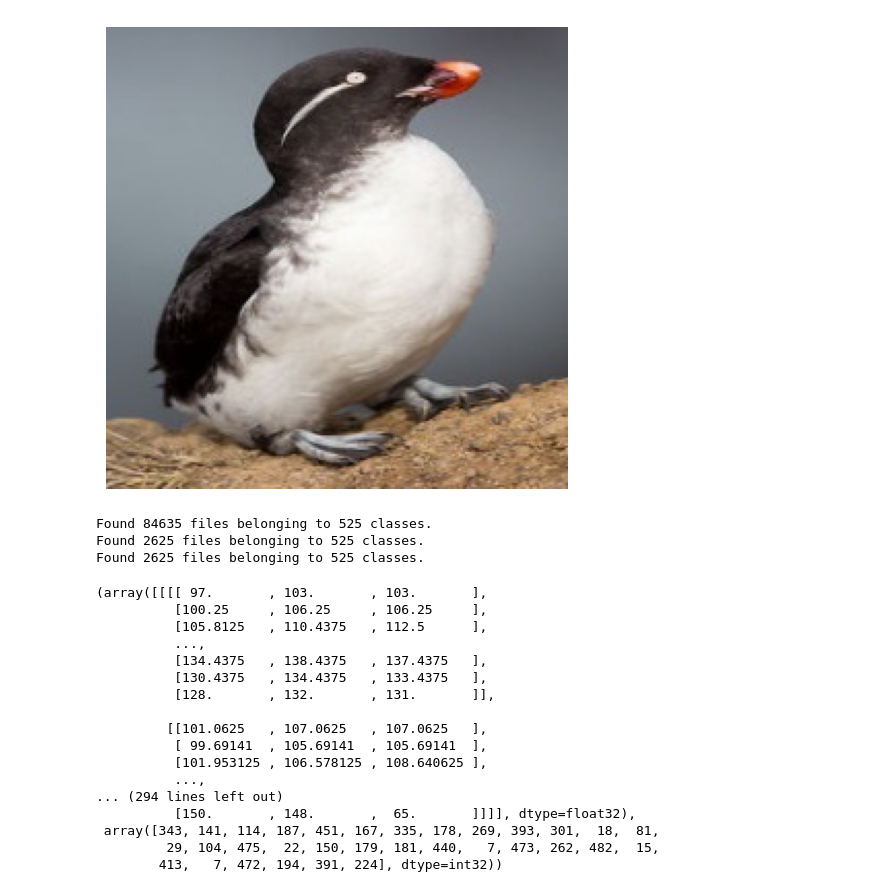
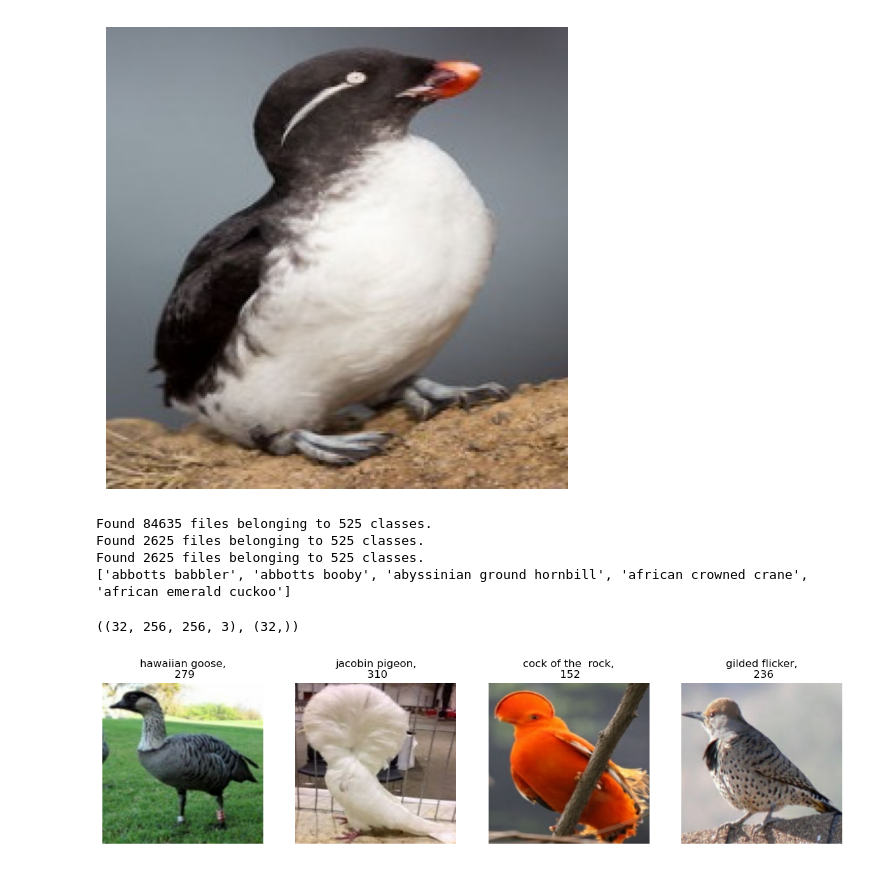
Before and after one commit to tricao7/bird_classification, a Jupyter notebook: bird.ipynb, the cells around one changed output. Cells and saved outputs as stored; diff of their text form; code cells hidden in the pictures.

```diff
--- a/bird.ipynb
+++ b/bird.ipynb
@@ -109,10 +111,12 @@ training_data = tf.keras.utils.image_dataset_from_directory(path+'train/')
 validation_data = tf.keras.utils.image_dataset_from_directory(path+'valid/')
 testing_data = tf.keras.utils.image_dataset_from_directory(path+'test/')
 
-train_iterator = training_data.as_numpy_iterator()
-valid_iterator = validation_data.as_numpy_iterator()
-test_iterator = testing_data.as_numpy_iterator()
+#The labels are not in alphabetical order, so we need to sort them and lowercase them
+class_names = sorted(training_data.class_names)
+class_names = [x.lower() for x in class_names]
+print(class_names[:5])
 # %% [output]
 Found 84635 files belonging to 525 classes.
 Found 2625 files belonging to 525 classes.
 Found 2625 files belonging to 525 classes.
+['abbotts babbler', 'abbotts booby', 'abyssinian ground hornbill', 'african crowned crane', 'african emerald cuckoo']
@@ -119,21 +128,14 @@ Found 2625 files belonging to 525 classes.
 # %%
 batch = next(train_iterator)
-batch
+batch[0].shape, batch[1].shape
 # %% [output]
-(array([[[[ 97.       , 103.       , 103.       ],
-          [100.25     , 106.25     , 106.25     ],
-          [105.8125   , 110.4375   , 112.5      ],
-          ...,
-          [134.4375   , 138.4375   , 137.4375   ],
-          [130.4375   , 134.4375   , 133.4375   ],
-          [128.       , 132.       , 131.       ]],
-
-         [[101.0625   , 107.0625   , 107.0625   ],
-          [ 99.69141  , 105.69141  , 105.69141  ],
-          [101.953125 , 106.578125 , 108.640625 ],
-          ...,
-... (294 lines left out)
-          [150.       , 148.       ,  65.       ]]]], dtype=float32),
- array([343, 141, 114, 187, 451, 167, 335, 178, 269, 393, 301,  18,  81,
-         29, 104, 475,  22, 150, 179, 181, 440,   7, 473, 262, 482,  15,
-        413,   7, 472, 194, 391, 224], dtype=int32))
+((32, 256, 256, 3), (32,))
+# %%
+fig, ax = plt.subplots(ncols= 4, figsize=(15, 15))
+for index, img in enumerate(batch[0][:4]):
+    ax[index].imshow(img.astype(int))
+    ax[index].axis('off')
+    ax[index].set_title(str(class_names[batch[1][index]]) +",\n "+  str(batch[1][index]))
+plt.show()
+# %% [output]
+[figure, added]
```
Also changed, not shown: parts of 8 cells of this notebook, 29 other files.
